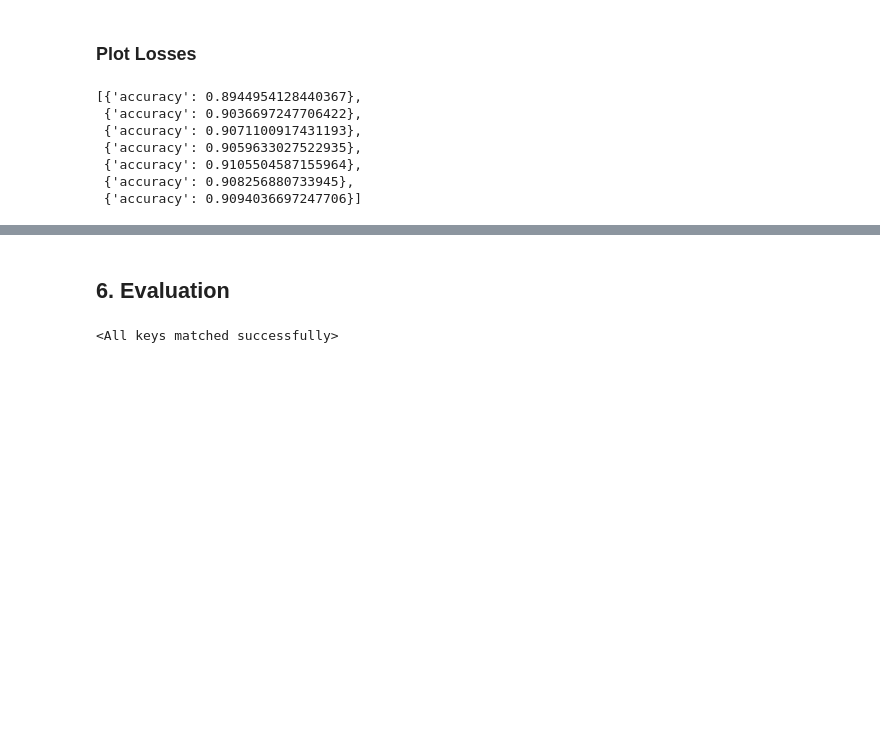
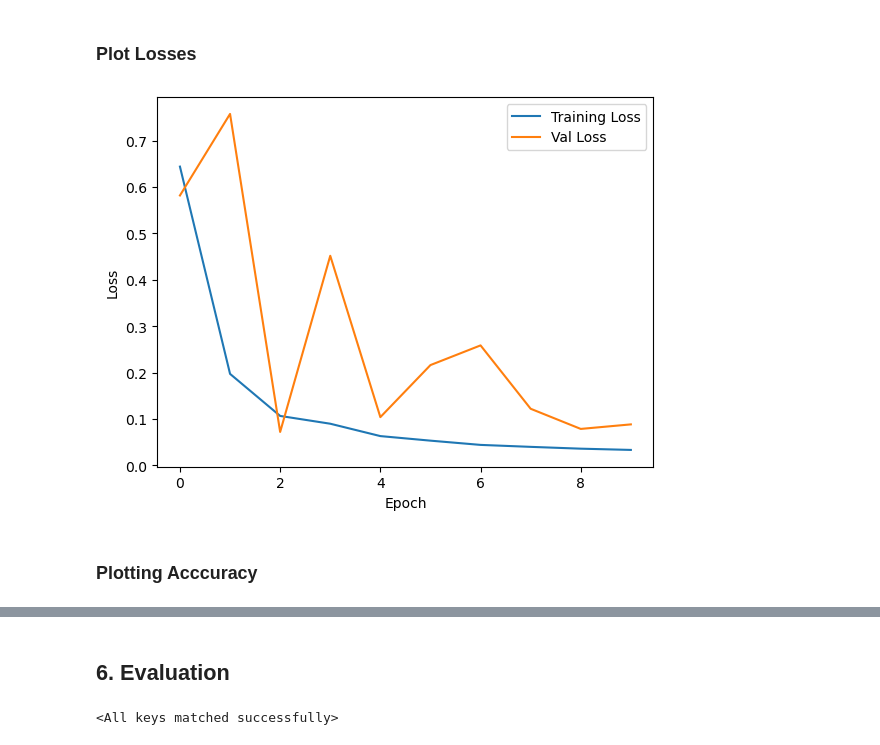
Before and after one commit to aal2015/NLP-Project, a Jupyter notebook: MetaDistil Framework.ipynb, the cells around one changed output, grey strips where cells are left out. Cells and saved outputs as stored; diff of their text form; code cells hidden in the pictures; blank space fills up the shorter version.

Commit message:
Fixed major issues related to plotting part. Also, added code for keep track of training time for whole and per epoch

```diff
--- a/MetaDistil Framework.ipynb
+++ b/MetaDistil Framework.ipynb
@@ -212,7 +212,7 @@ student_optimizer = AdamW(student_model.parameters(), lr=6e-5)
 # %%
 from transformers import get_scheduler
 
-num_epochs = 7
+num_epochs = 10
 num_training_steps = num_epochs * len(train_dataloader)
 teacher_lr_scheduler = get_scheduler(
     "linear",
@@ -260,7 +260,7 @@ def eval_loop(model, dataloader):
     return metric.compute(), float(model_loss)
 # %%
 class EarlyStopping():
-    def __init__(self, patience = 5, threshold = 0.1):
+    def __init__(self, patience = 3, threshold = 0.1):
         self.patience      = patience
         self.threshold     = 0.1
         self.prev_val_loss = None
@@ -286,6 +286,7 @@ import torch.nn as nn
 import torch.nn.functional as F
 from tqdm.auto import tqdm
 import copy
+import time
 
 progress_bar = tqdm(range(num_training_steps))
 temperature = 4
@@ -297,6 +298,8 @@ train_losses = []
 train_accs   = []
 val_losses   = []
 val_accs     = []
+
+time_per_epoch_hist = []
 
 def perform_knowledge_distillation(batch, teacher_model, student_model, student_optimizer, student_lr_scheduler, original_st_model=False):
     # compute student output
@@ -331,8 +334,9 @@ def perform_knowledge_distillation(batch, teacher_model, student_model, student_
     if original_st_model:
         return float(loss), student_logits
 
-teacher_model.eval()
+train_start = time.time()
 for epoch in range(num_epochs):
+    start = time.time()
     accuracy_metric = evaluate.load("accuracy")
     student_model.train()
     total_loss = 0
@@ -391,12 +395,12 @@ for epoch in range(num_epochs):
     avg_train_loss = total_loss / n_batches
     train_acc      = accuracy_metric.compute()
     train_losses.append(avg_train_loss)
-    train_accs.append(train_acc)
+    train_accs.append(train_acc['accuracy'])
 
     #### validation training loss and accuracy
     val_acc, val_loss = eval_loop(student_model, val_dataloader)
-    val_losses.append(val_acc)
-    val_accs.append(val_loss)
+    val_losses.append(val_loss)
+    val_accs.append(val_acc['accuracy'])
 
     if val_loss < val_old_loss:
         val_old_loss = val_loss
@@ -414,9 +418,16 @@ for epoch in range(num_epochs):
     print(f"Loss: {round(avg_train_loss, 2)}, Accuracy: {train_acc['accuracy']}")
     print(f"Validation Loss: {round(val_loss, 2)}, Validation Accuracy: {val_acc['accuracy']}")
 
+    total_time_per_epoch = time.time() - start
+    print("Elapsed Time:", round(total_time_per_epoch, 4), "sec")
+    time_per_epoch_hist.append(total_time_per_epoch)
+
     #### Check early stopping
     if earlyStopping.checkCondition(val_loss):
         print(">>>>> Early stoppping callback <<<<<")
         break
+
+total_train_time = time.time() - train_start
+print("Total Training Time:", total_train_time, "sec")
 # %% [output]
 <----------------- Epoch 1 ----------------->
@@ -440,13 +462,3 @@ Validation Loss: 0.47, Validation Accuracy: 0.9094036697247706
 ### Plot Losses
 # %%
 import matplotlib.pyplot as plt
-# %%
-val_losses
-# %% [output]
-[{'accuracy': 0.8944954128440367},
- {'accuracy': 0.9036697247706422},
- {'accuracy': 0.9071100917431193},
- {'accuracy': 0.9059633027522935},
- {'accuracy': 0.9105504587155964},
- {'accuracy': 0.908256880733945},
- {'accuracy': 0.9094036697247706}]
@@ -459,3 +469,9 @@ def plotLoss(trainingLoss, valLoss):
     plt.xlabel("Epoch")
     plt.ylabel("Loss")
     plt.legend(["Training Loss", "Val Loss"])
+# %%
+plotLoss(train_losses, val_losses)
+# %% [output]
+[figure, added]
+# %% [markdown]
+### Plotting Acccuracy
```
Also changed, not shown: parts of 14 cells of this notebook, 1 other file.
